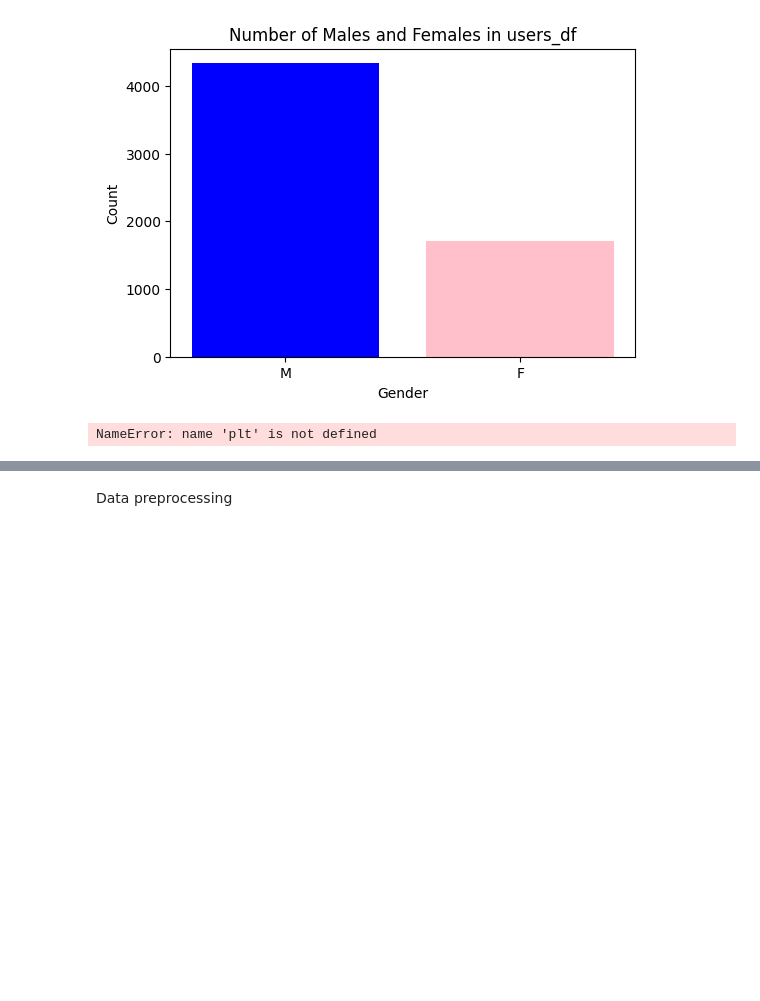
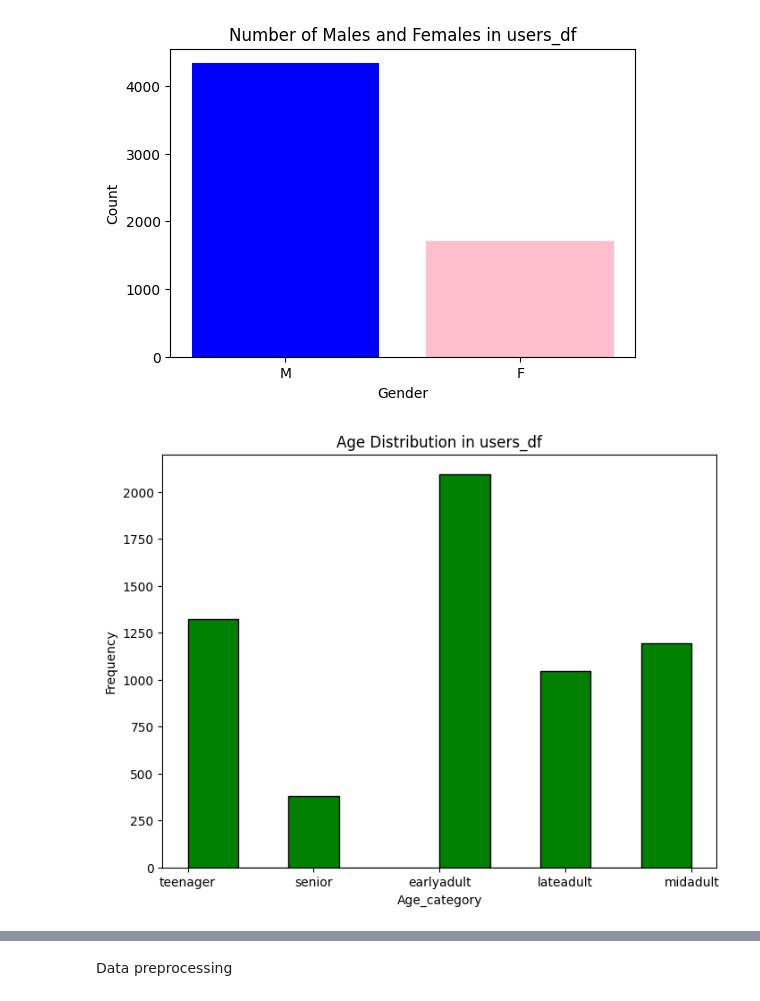
Before and after one commit to AliFehmi/MLProjects, a Jupyter notebook: movieRecommender.ipynb, the cells around one changed output, grey strips where cells are left out. Drawn from its saved outputs; the diff is of its cells as text; code cells hidden in the pictures; blank space fills up the shorter version.

```diff
--- a/movieRecommender.ipynb
+++ b/movieRecommender.ipynb
@@ -1,21 +6,19 @@
 # %%
-import pandas as pd # type: ignore
-import matplotlib.pyplot as plt
-import numpy as np
+
 # Load the ratings dataset
-ratings_df = pd.read_csv('AliFehmi/MLProjects/ml-1m/ratings.dat',
+ratings_df = pd.read_csv('ml-1m/ratings.dat',
                          sep='::',
                          names=['UserID', 'MovieID', 'Rating', 'Timestamp'],
                          engine='python')
 
 # Load the users dataset
-users_df = pd.read_csv('AliFehmi/MLProjects/ml-1m/users.dat',
+users_df = pd.read_csv('ml-1m/users.dat',
                        sep='::',
                        names=['UserID', 'Gender', 'Age', 'Occupation', 'Zip-code'],
                        engine='python')
 
 # Load the movies dataset with explicit encoding
-movies_df = pd.read_csv('AliFehmi/MLProjects/ml-1m/movies.dat',
+movies_df = pd.read_csv('ml-1m/movies.dat',
                         sep='::',
                         names=['MovieID', 'Title', 'Genres'],
                         engine='python',
@@ -107,13 +108,13 @@ plt.show()
 # %%
 # Create a histogram to visualize the distribution of ages
 plt.figure(figsize=(8, 6))
-plt.hist(users_df["Age"], bins=10, color='green', edgecolor='black')
-plt.xlabel('Age')
+plt.hist(users_df["Age_Category"], bins=10, color='green', edgecolor='black')
+plt.xlabel('Age_category')
 plt.ylabel('Frequency')
 plt.title('Age Distribution in users_df')
 plt.show()
 # %% [output]
-NameError: name 'plt' is not defined
+[figure, added]
 # %%
 # Create a histogram to visualize the distribution of ratings
 plt.figure(figsize=(8, 6))
```
Also changed, not shown: parts of 10 cells of this notebook.
